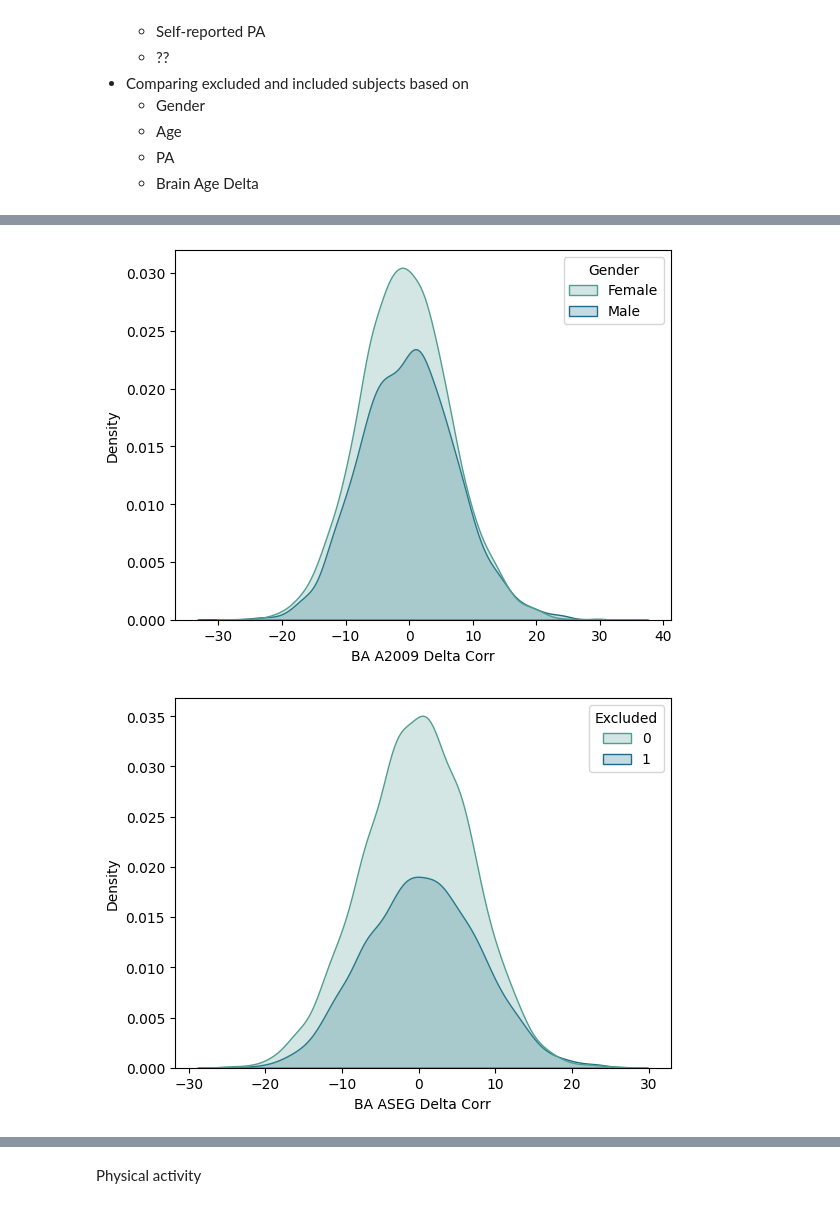
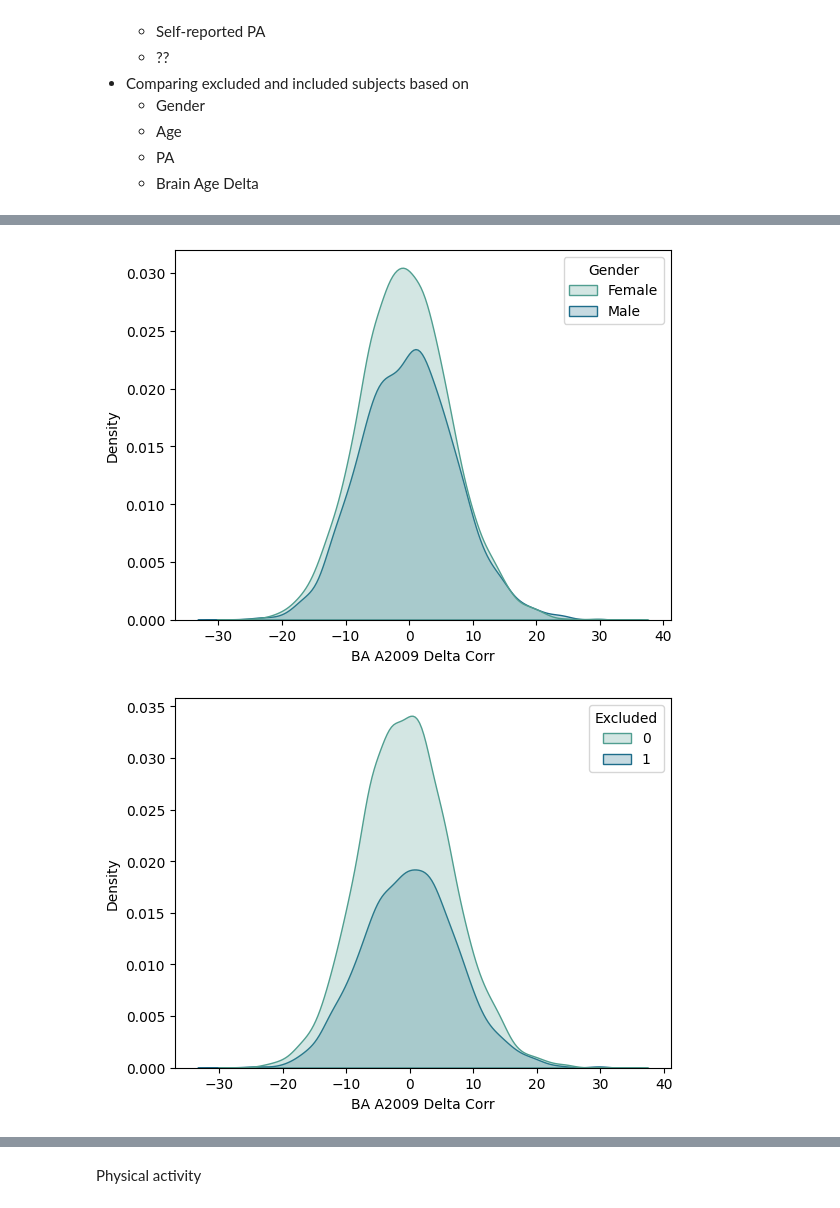
Before and after one commit to ivychad/Hanna, a Jupyter notebook: 4 Analysis.ipynb, the cells around one changed output, grey strips where cells are left out. Cells and saved outputs as stored; diff of their text form; code cells hidden in the pictures.

```diff
--- a/4 Analysis.ipynb
+++ b/4 Analysis.ipynb
@@ -50,28 +54,32 @@ main_test.head()
 # %%
 plt.figure()
 sns.kdeplot(data = main_test, x= 'Age', fill=True, label = "Test")
 sns.kdeplot(data = main_train, x= 'Age', fill=True, label = "Train")
 plt.legend()
 plt.show()
 
 plt.figure()
 sns.kdeplot(data = main_test, x= 'Age', hue = 'Gender', fill=True, palette = "crest")
 plt.show()
 
 plt.figure()
 sns.kdeplot(data = main_test, x= 'BA ASEG Delta Corr', hue = 'Gender', fill=True, palette = "crest")
 plt.show()
 
 plt.figure()
 sns.kdeplot(data = main_test, x= 'BA A2009 Delta Corr', hue = 'Gender', fill=True, palette = "crest")
 plt.show()
 
 plt.figure()
-sns.kdeplot(data = main_test, x= 'BA ASEG Delta Corr', hue = 'Excluded', fill=True, palette = "crest")
+sns.kdeplot(data = main_test, x= 'BA A2009 Delta Corr', hue = 'Excluded', fill=True, palette = "crest")
 plt.show()
+
+plt.figure()
+sns.kdeplot(data = main_test, x= 'BA A2009 Delta Corr', hue = 'Imaging site', fill=True, palette = "crest")
+plt.show()
 # %% [output]
 [figure]
 [figure]
 [figure]
 [figure]
-[figure, old version]
+[figure, new version]
```
Also changed, not shown: parts of 12 cells of this notebook, 2 other files.
